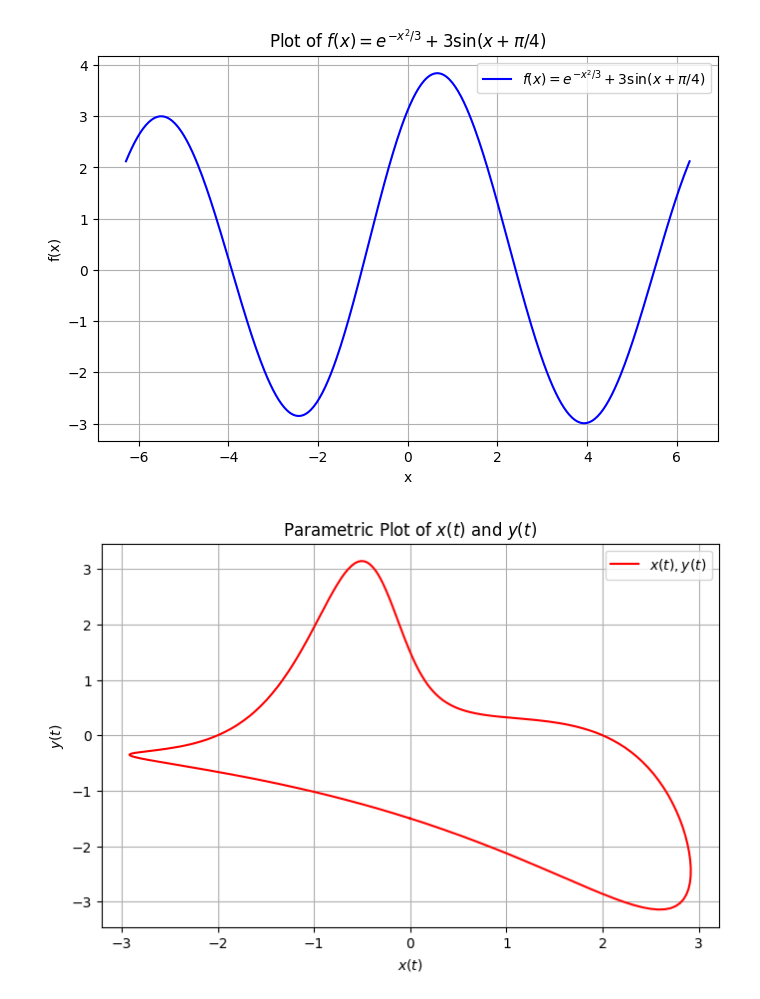
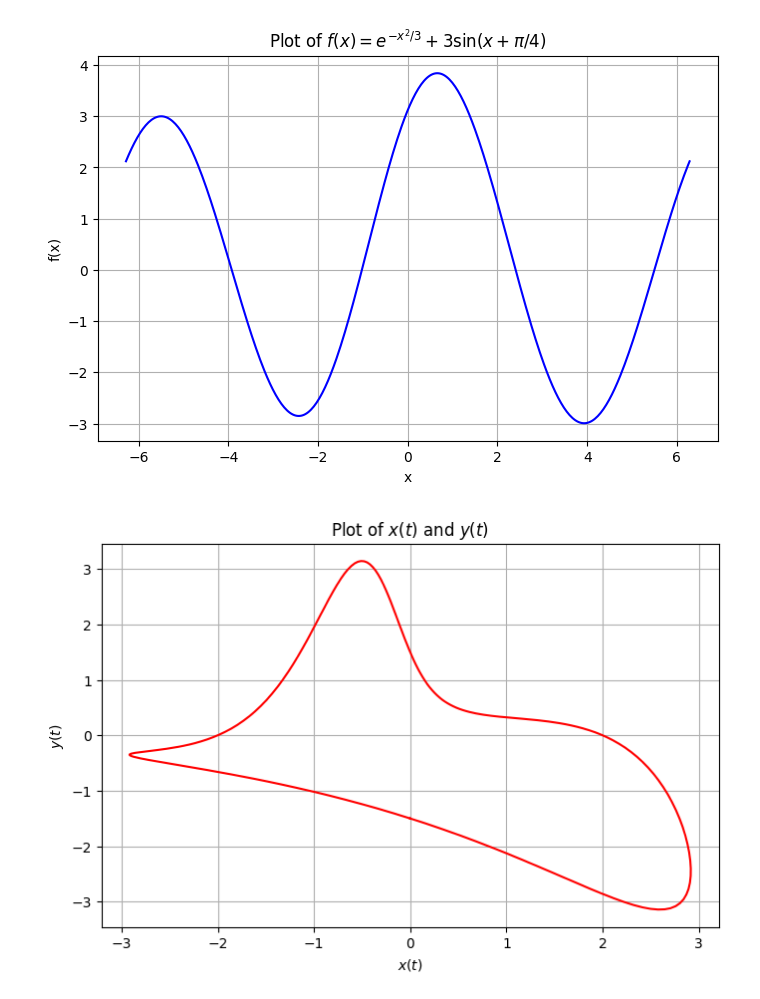
Before and after one commit to CorneliusKy/COM4043_assessment1, a Jupyter notebook: task2.ipynb, the cells around one changed output. Drawn from its saved outputs; the diff is of its cells as text; code cells hidden in the pictures.

```diff
--- a/task2.ipynb
+++ b/task2.ipynb
@@ -1,4 +1,9 @@
 # %%
+"""
+Developer: Corn
+Last Modified Date: 02/04/2025
+"""
+
 import numpy as np
 import matplotlib.pyplot as plt
 
@@ -18,35 +23,33 @@ plt.figure(figsize=(8, 5))
 plt.plot(x, y, label='$f(x) = e^{-x^2/3} + 3\\sin(x + \\pi/4)$', color='b')
 plt.xlabel('x')
 plt.ylabel('f(x)')
 plt.title('Plot of $f(x) = e^{-x^2/3} + 3\\sin(x + \\pi/4)$')
-plt.legend()
 plt.grid()
 plt.show()
 
 # Problem 2: Plotting the parametric function x(t) and y(t)
 # Define the range for t values
 t = np.linspace(0, 2 * np.pi, 200)
 
 # Define the parametric equations
 def x_t(t):
     return 2 * np.sin(t) * np.exp(np.cos(t))
 
 def y_t(t):
     return - (3/2) * np.cos(t) * np.exp(np.sin(2*t))
 
 # Compute x(t) and y(t)
 x_vals = x_t(t)
 y_vals = y_t(t)
 
 # Plot the parametric function
 plt.figure(figsize=(8, 5))
 plt.plot(x_vals, y_vals, label='$x(t), y(t)$', color='r')
 plt.xlabel('$x(t)$')
 plt.ylabel('$y(t)$')
-plt.title('Parametric Plot of $x(t)$ and $y(t)$')
-plt.legend()
+plt.title('Plot of $x(t)$ and $y(t)$')
 plt.grid()
 plt.show()
 # %% [output]
-[figure, old version]
+[figure, new version]
-[figure, old version]
+[figure, new version]
```
